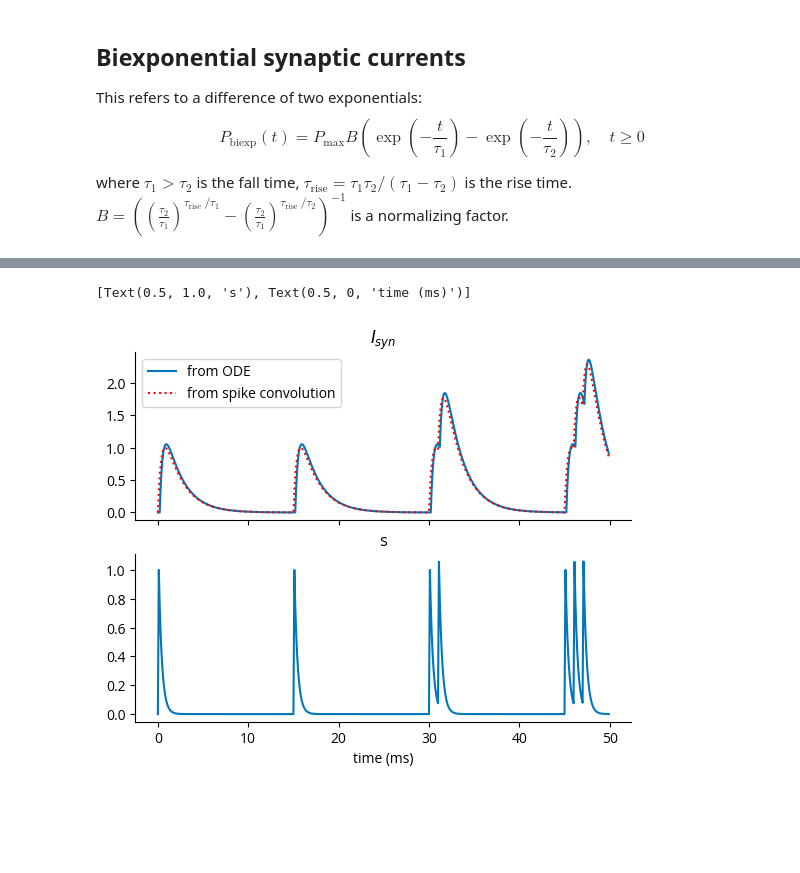
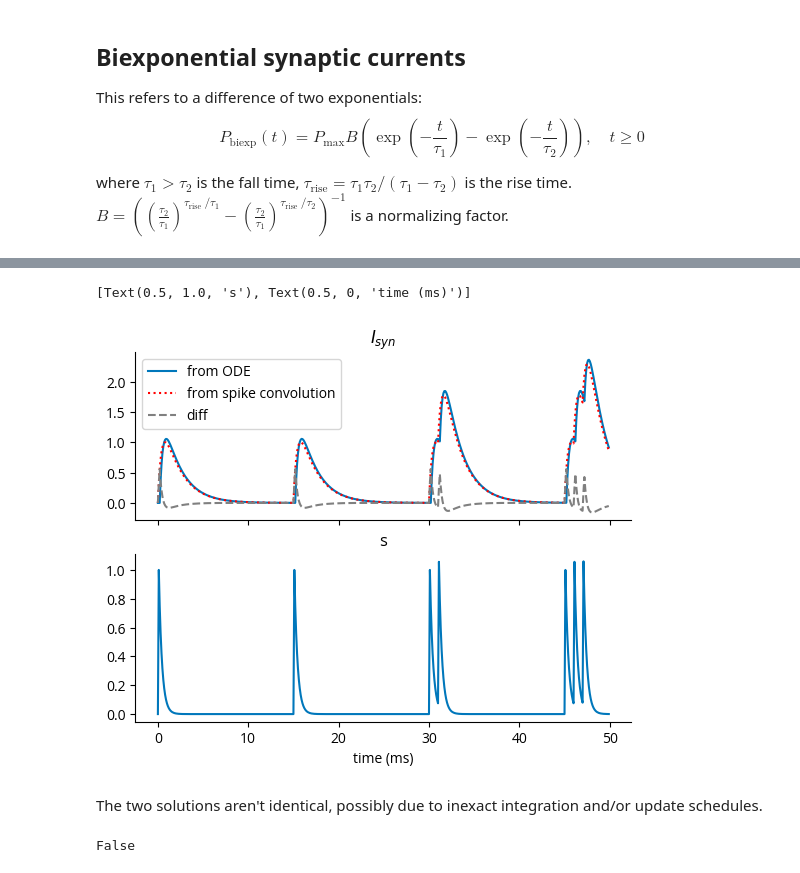
Before and after one commit to Sensory-Information-Processing-Lab/tklfp, a Jupyter notebook: notebooks/postsynaptic_currents.ipynb, the cells around one changed output, grey strips where cells are left out. Cells and saved outputs as stored; diff of their text form; code cells hidden in the pictures; blank space fills up the shorter version.

```diff
--- a/notebooks/postsynaptic_currents.ipynb
+++ b/notebooks/postsynaptic_currents.ipynb
@@ -120,8 +120,16 @@ I_syn_conv = I_syn_conv.sum(axis=1)
 ax1.plot(
     syn_mon.t / b2.ms, I_syn_conv, linestyle=":", c="r", label="from spike convolution"
 )
+ax1.set(title="$I_{syn}$")
+
+ax1.plot(
+    syn_mon.t / b2.ms,
+    I_syn_conv - syn_mon.I_syn[0],
+    linestyle="--",
+    c="gray",
+    label="diff",
+)
 ax1.legend()
-ax1.set(title="$I_{syn}$")
 
 ax2.plot(syn_mon.t / b2.ms, syn_mon.s[0])
 ax2.set(title="s", xlabel="time (ms)")
@@ -130,2 +138,8 @@ INFO       No numerical integration method specified for group 'neurongroup_7',
 [Text(0.5, 1.0, 's'), Text(0.5, 0, 'time (ms)')]
-[figure, old version]
+[figure, new version]
+# %% [markdown]
+The two solutions aren't identical, possibly due to inexact integration and/or update schedules.
+# %%
+np.allclose(I_syn_conv, syn_mon.I_syn[0].T)
+# %% [output]
+False
```
Also changed, not shown: parts of 2 cells of this notebook, 5 other files.
